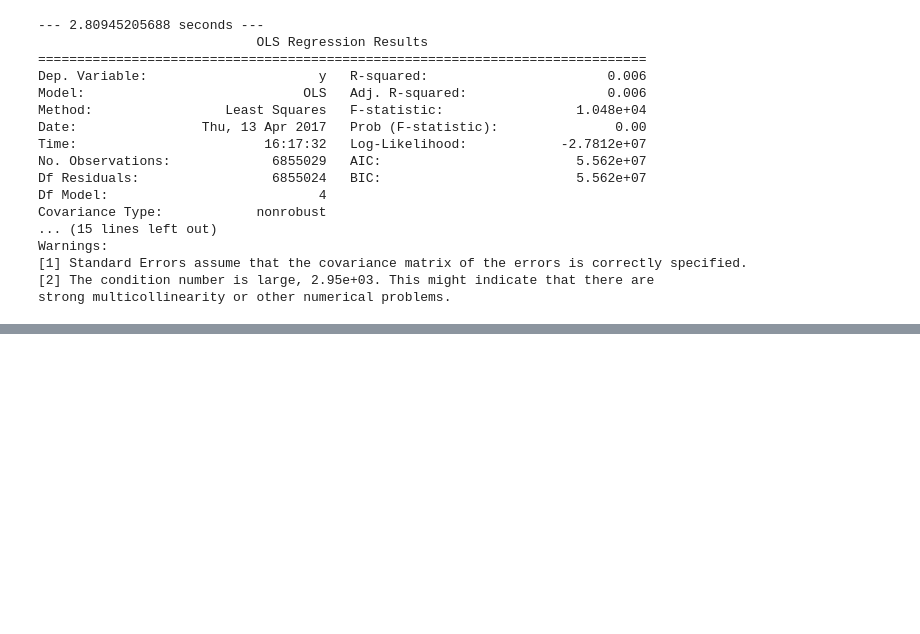
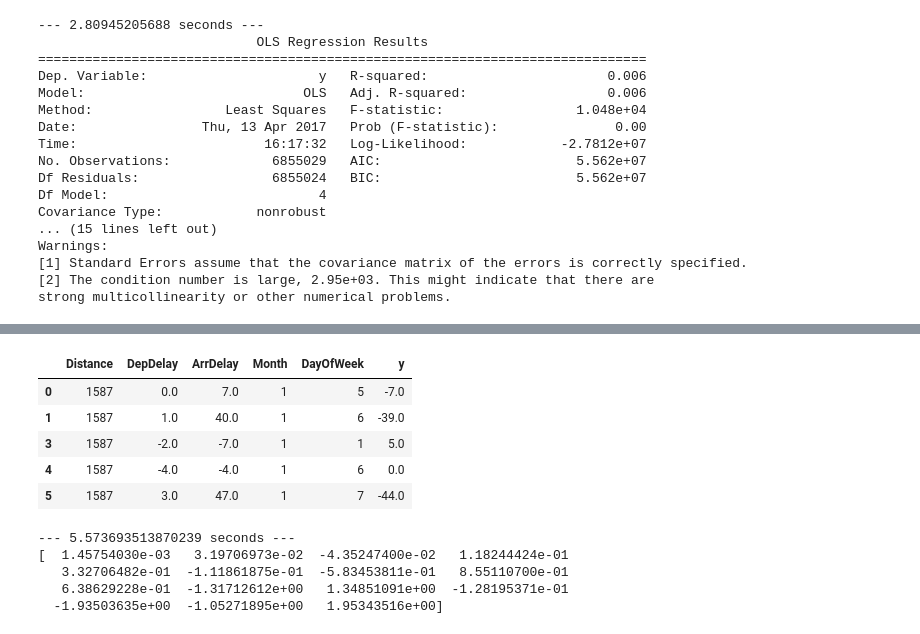
Before and after one commit to BigZihao/Parallel-Computing, a Jupyter notebook: Sklearn.ipynb, the cells around one changed output, grey strips where cells are left out. Drawn from its saved outputs; the diff is of its cells as text; code cells hidden in the pictures; blank space fills up the shorter version.

```diff
--- a/Sklearn.ipynb
+++ b/Sklearn.ipynb
@@ -155,0 +181,11 @@ strong multicollinearity or other numerical problems.
+# %%
+# imports
+for num in range(1, 4):
+    data = pd.read_csv('P:/KDD/Airline/200%d.csv' % num,   encoding = "ISO-8859-1")
+    one_hot=pd.get_dummies(data['UniqueCarrier'])
+    data3=data[['Distance','DepDelay','ArrDelay','Month','DayOfWeek']]
+    data3=data3.dropna()
+    data3['y']=data3.DepDelay-data3.ArrDelay
+    data3=data3.join(one_hot)
+    frames = [data1,data3]
+    data1 = pd.concat(frames)
@@ -155,0 +194,27 @@ strong multicollinearity or other numerical problems.
+# %%
+data1.head()
+# %% [output]
+|  | Distance | DepDelay | ArrDelay | Month | DayOfWeek | y |
+| 0 | 1587 | 0.0 | 7.0 | 1 | 5 | -7.0 |
+| 1 | 1587 | 1.0 | 40.0 | 1 | 6 | -39.0 |
+| 3 | 1587 | -2.0 | -7.0 | 1 | 1 | 5.0 |
+| 4 | 1587 | -4.0 | -4.0 | 1 | 6 | 0.0 |
+| 5 | 1587 | 3.0 | 47.0 | 1 | 7 | -44.0 |
+# %%
+import time
+X=data1.drop('ArrDelay',1).drop('y',1)
+y=data1.y
+# follow the usual sklearn pattern: import, instantiate, fit
+from sklearn.linear_model import LinearRegression
+lm = LinearRegression()
+start_time = time.time()
+lm.fit(X, y)
+print("--- %s seconds ---" % (time.time() - start_time))
+# print intercept and coefficients
+print (lm.coef_)
+# %% [output]
+--- 5.573693513870239 seconds ---
+[  1.45754030e-03   3.19706973e-02  -4.35247400e-02   1.18244424e-01
+   3.32706482e-01  -1.11861875e-01  -5.83453811e-01   8.55110700e-01
+   6.38629228e-01  -1.31712612e+00   1.34851091e+00  -1.28195371e-01
+  -1.93503635e+00  -1.05271895e+00   1.95343516e+00]
```
Also changed, not shown: parts of 6 cells of this notebook, 1 other file.
